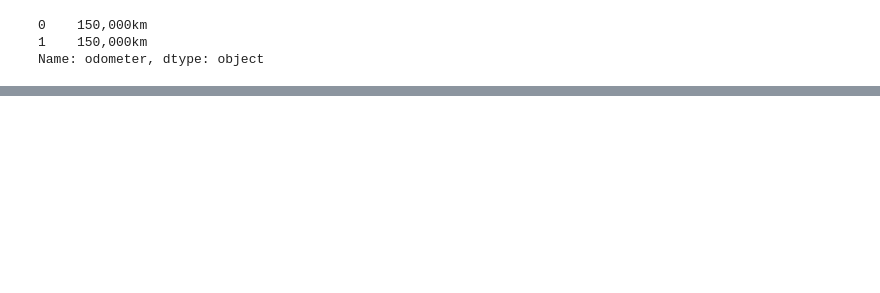
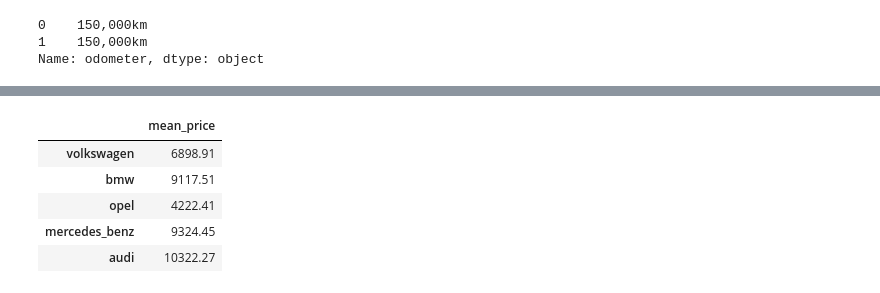
Before and after one commit to cbragz/Data-Science, a Jupyter notebook: Dataquest/Ebay Germany Cars/EbayGerCars.ipynb, the cells around one changed output, grey strips where cells are left out. Cells and saved outputs as stored; diff of their text form; code cells hidden in the pictures; blank space fills up the shorter version.

```diff
--- a/Dataquest/Ebay Germany Cars/EbayGerCars.ipynb
+++ b/Dataquest/Ebay Germany Cars/EbayGerCars.ipynb
@@ -136,0 +531,2 @@ Name: odometer, dtype: object
+# %%
+top_brands_by_count = autos.brand.value_counts().sort_values(ascending=False).head(15).index
@@ -136,0 +574,7 @@ Name: odometer, dtype: object
+# %%
+brand_mean_prices = {}
+
+for car_brand in top_brands_by_count:
+    brand_mean_prices[car_brand] = autos.loc[autos.brand==car_brand,'price'].mean().round(2)
+
+print(brand_mean_prices)
@@ -136,0 +642,9 @@ Name: odometer, dtype: object
+# %%
+brand_df.head()
+# %% [output]
+|  | mean_price |
+| volkswagen | 6898.91 |
+| bmw | 9117.51 |
+| opel | 4222.41 |
+| mercedes_benz | 9324.45 |
+| audi | 10322.27 |
```
Also changed, not shown: parts of 64 cells of this notebook.
